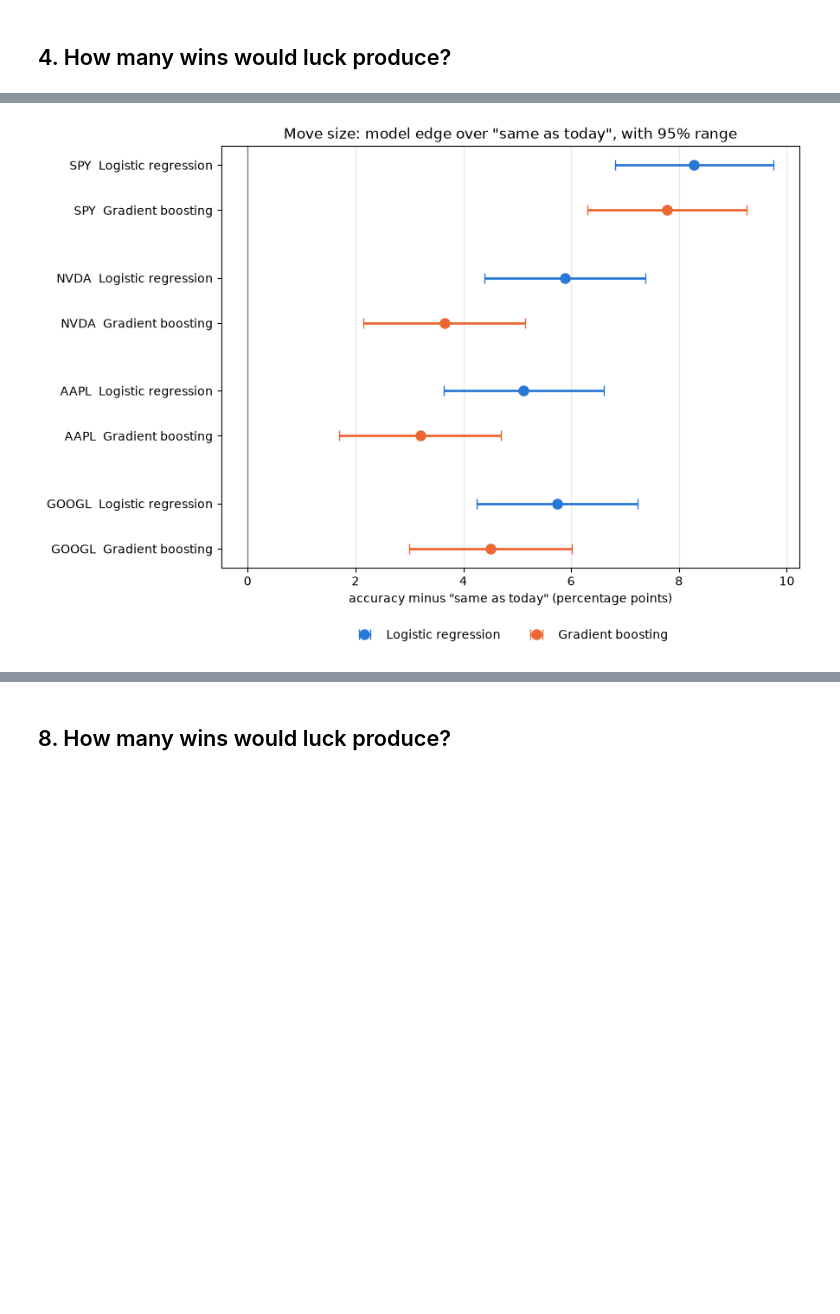
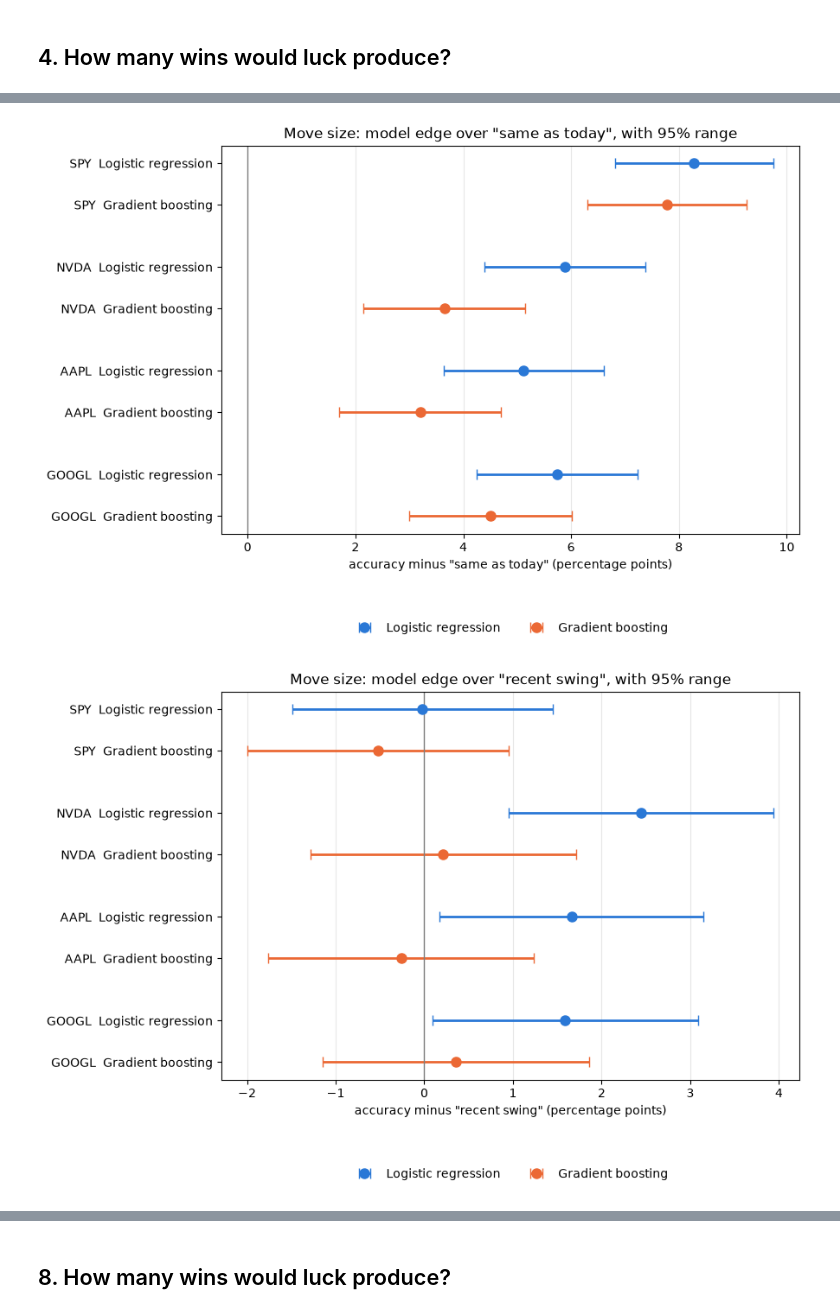
Before and after one commit to pranaysharma13/stock-movement-predictor, a Jupyter notebook: reports/comparison.ipynb, the cells around one changed output, grey strips where cells are left out. Saved outputs shown, nothing was run; the diff lists cells and outputs as text; code cells hidden in the pictures; blank space fills up the shorter version.

```diff
--- a/reports/comparison.ipynb
+++ b/reports/comparison.ipynb
@@ -71,24 +71,22 @@ def plot_edges(table, days, baseline, title):
     ax.set_xlabel(f'accuracy minus "{baseline}" (percentage points)')
     ax.set_title(title)
     ax.grid(axis="x", alpha=0.3)
-    ax.legend(loc="upper center", bbox_to_anchor=(0.5, -0.12), ncol=len(models), frameon=False)
+    ax.legend(loc="upper center", bbox_to_anchor=(0.5, -0.2), ncol=len(models), frameon=False)
     plt.tight_layout()
     plt.show()
 
 
 def luck_summary(info, accuracy_test, luck_test):
     """How many passes there are, next to how many luck alone would produce."""
-    n = info["comparisons"]
+    n, n_luck = info["comparisons"], info["luck comparisons"]
     models_per_stock = n // max(len(TICKERS), 1)
     display(Markdown(f"""
-- **Comparisons:** {n} ({len(TICKERS)} stocks × {models_per_stock} models)
-- **Expected passes by pure luck at 5%:** about {info["expected chance passes"]:.1f} per test
-- **Corrected bar:** p-value or luck share below {info["corrected threshold"]:.4f}
+{len(TICKERS)} stocks × {models_per_stock} models.
 
-| Test | Passes at 5% | Passes after correction |
-|---|---|---|
-| {accuracy_test} | {info["accuracy passes (5%)"]} of {n} | {info["accuracy passes (corrected)"]} of {n} |
-| {luck_test} | {info["luck passes (5%)"]} of {n} | {info["luck passes (corrected)"]} of {n} |
+| Test | Comparisons | Passes expected by luck at 5% | Corrected bar | Passes at 5% | Passes after correction |
+|---|---|---|---|---|---|
+| {accuracy_test} | {n} | about {info["expected chance passes"]:.1f} | p-value below {info["corrected threshold"]:.4f} | {info["accuracy passes (5%)"]} of {n} | {info["accuracy passes (corrected)"]} of {n} |
+| {luck_test} | {n_luck} | about {info["expected chance luck passes"]:.1f} | luck share at most {info["luck corrected threshold"]:.4f} | {info["luck passes (5%)"]} of {n_luck} | {info["luck passes (corrected)"]} of {n_luck} |
 """))
 # %% [output]
 Stocks: SPY, NVDA, AAPL, GOOGL
@@ -191,8 +192,11 @@ pd.DataFrame([
 # %%
-plot_edges(vol_table, {s["ticker"]: s["volatility"]["test days"] for s in summaries},
+days = {s["ticker"]: s["volatility"]["test days"] for s in summaries}
+plot_edges(vol_table.assign(edge=vol_table["edge over same as today"]), days,
            "same as today", 'Move size: model edge over "same as today", with 95% range')
+plot_edges(vol_table, days, "recent swing", 'Move size: model edge over "recent swing", with 95% range')
 # %% [output]
-[figure, old version]
+[figure, new version]
+[figure, added]
 # %% [markdown]
 ## 7. Full table
 
```
Also changed, not shown: parts of 12 cells of this notebook, 8 other files.
